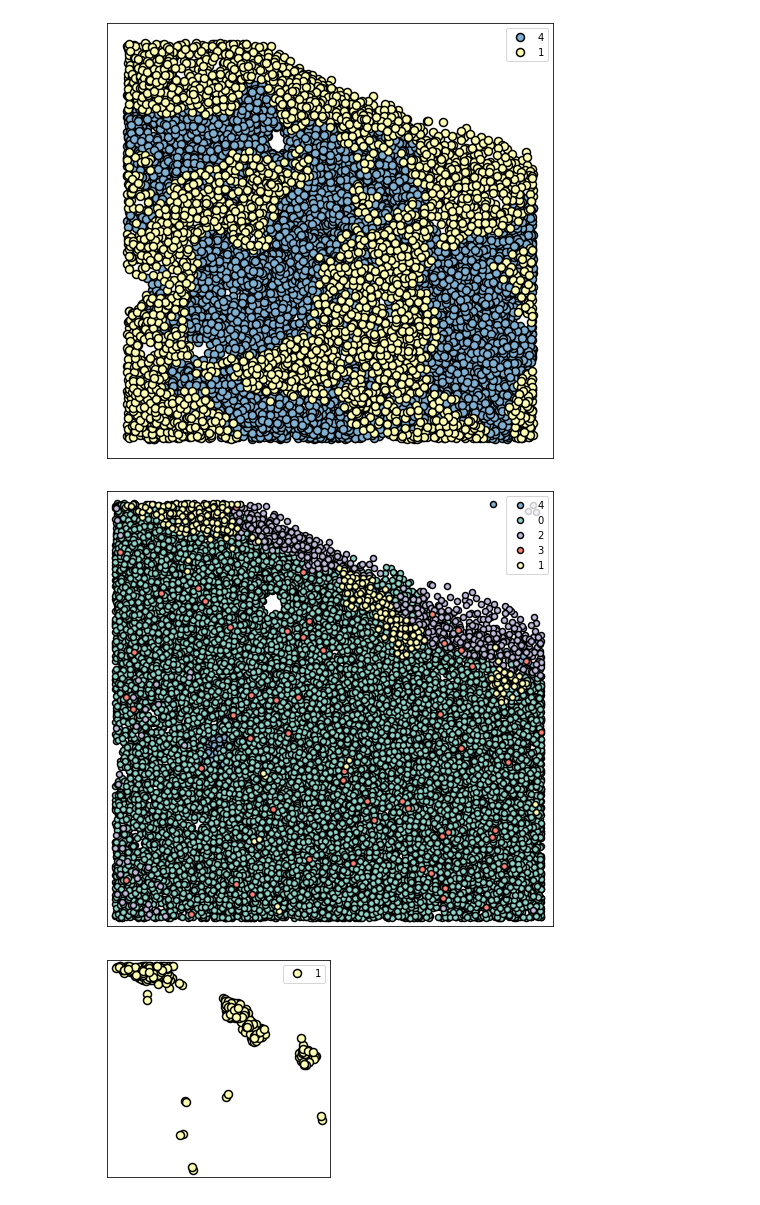
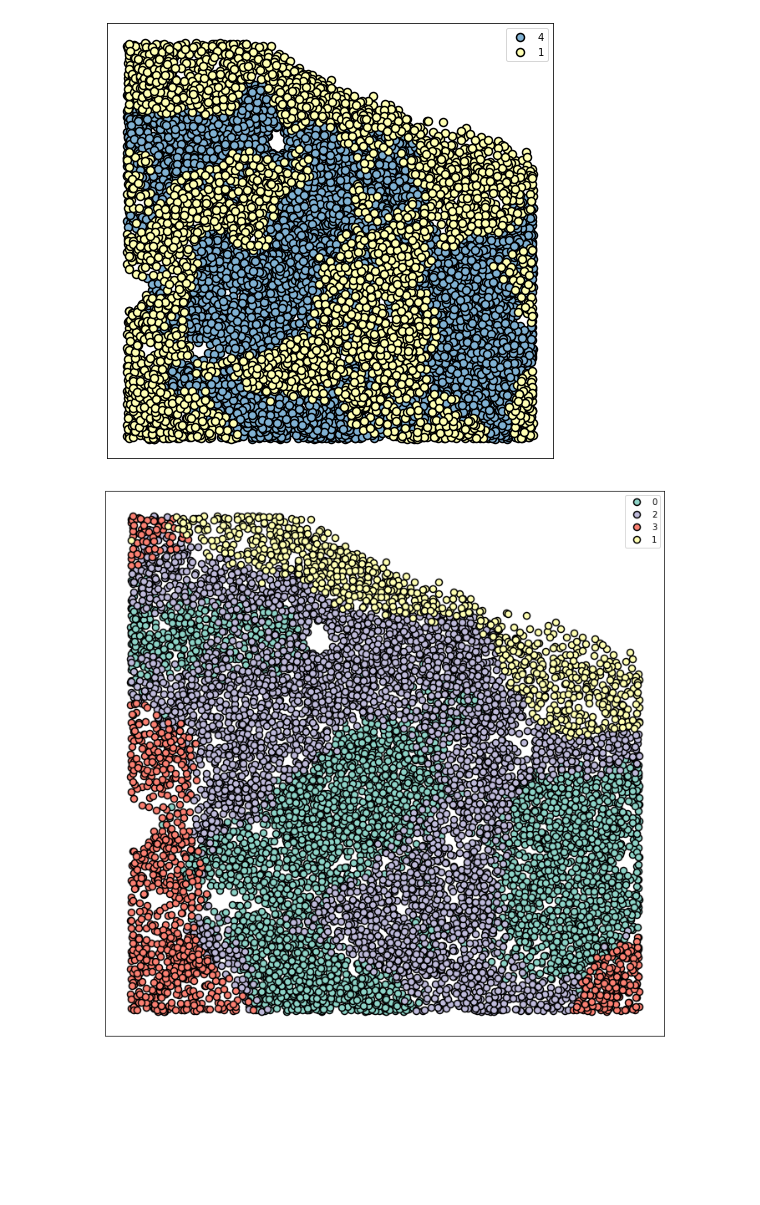
Before and after one commit to microfluidix/HMRF, a Jupyter notebook: Examples/test_hmrf_single_cell.ipynb, the cells around one changed output. Cells and saved outputs as stored; diff of their text form; code cells hidden in the pictures; blank space fills up the shorter version.

```diff
--- a/Examples/test_hmrf_single_cell.ipynb
+++ b/Examples/test_hmrf_single_cell.ipynb
@@ -26,4 +27,0 @@ loc = example_prop_frame[(example_prop_frame.x < 2000) &
-# %%
-loc['log_mean_intensity_1'] = np.log(loc.mean_intensity_1)
-loc['log_mean_intensity_2'] = np.log(loc.mean_intensity_2)
-loc['log_mean_intensity_3'] = np.log(loc.mean_intensity_3)
@@ -49,8 +31,8 @@ loc['type_2'] = (loc['log_mean_intensity_2'] > 4.5).astype(int)
 loc['type_3'] = (loc['log_mean_intensity_3'] > 4.5).astype(int)
 loc['cell_properties'] = ''
 
-marker_list = ['CD45', 'Kit', 'Ter119/CD71']
-category_channels = ['type_1', 'type_2', 'type_3']
+marker_list = ['ckit', 'CD45']
+category_channels = ['type_1', 'type_2']
 pm_list = ['-','+']
 
 loc = cell_type_maker(loc,
@@ -62,5 +44,3 @@ for cell_type in loc.cell_properties.unique():
 
     loc.loc[loc.cell_properties == cell_type, 'cell_type'] = i
     i += 1
-
-n_colors = len(loc.cell_type.unique())
@@ -95,11 +55,11 @@ color_list = [plt.cm.Set3(i) for i in range(n_colors)]
 colors = [color_list[loc.loc[i, 'cell_type']] for i in range(len(loc))]
 
 loc['color'] = colors
-loc['legend'] = loc['cell_properties']
 
-descriptors = ['label', 'cell_type', 'color', 'legend']
+#legend_list = ['CD45+, dividing', 'CD45-, dividing', 'CD45+, not dividing', 'CD45-, not dividing']
+#loc['legend'] = [legend_list[loc.loc[i, 'cell_type']] for i in range(len(loc))]
 
 spheroid = make_spheroids.single_spheroid_process(loc,
                                        cell_descriptors = descriptors)
 
-G = graph_generation_func.generate_voronoi_graph(spheroid, cell_descriptors = descriptors, dCells = 80)
+G = graph_generation_func.generate_voronoi_graph(spheroid, cell_descriptors = descriptors, dCells = 50)
@@ -142 +106,3 @@ biograph = hmrf_em.hmrf(G, K = 5, beta = 10, max_it = 30)
+# %%
+biograph = probability_field_hmrf_estimator.hmrf(G, epochs = 30, gamma = 0.2, K = 11)
 # %%
@@ -147,12 +115,9 @@ biograph.run()
 latent_G = biograph.graph
 # %%
 graphplot.scatter_plot_2D(latent_G,
-                scatterpoint_size = 6,
+                scatterpoint_size = 8,
                 alpha_line = 0.1,
                 legend = True,
-                figsize = (8,8),
-                lims = ((-20,1050), (-20,1050)))
-
-plt.savefig('all_classes_whole_fig.pdf')
+                figsize = (12,12))
 # %% [output]
-[figure, old version]
+[figure, new version]
@@ -169,11 +123,0 @@ dividing_cells_graph = latent_G.subgraph(node_list)
-# %%
-graphplot.scatter_plot_2D(dividing_cells_graph,
-                scatterpoint_size = 8,
-                alpha_line = 0.1,
-                legend = True,
-                figsize = (4,4),
-                lims = ((-20,1050), (-20,1050)))
-
-plt.savefig('class_1_whole_fig.pdf')
-# %% [output]
-[figure, removed]
```
Also changed, not shown: parts of 24 cells of this notebook, 6 other files.
